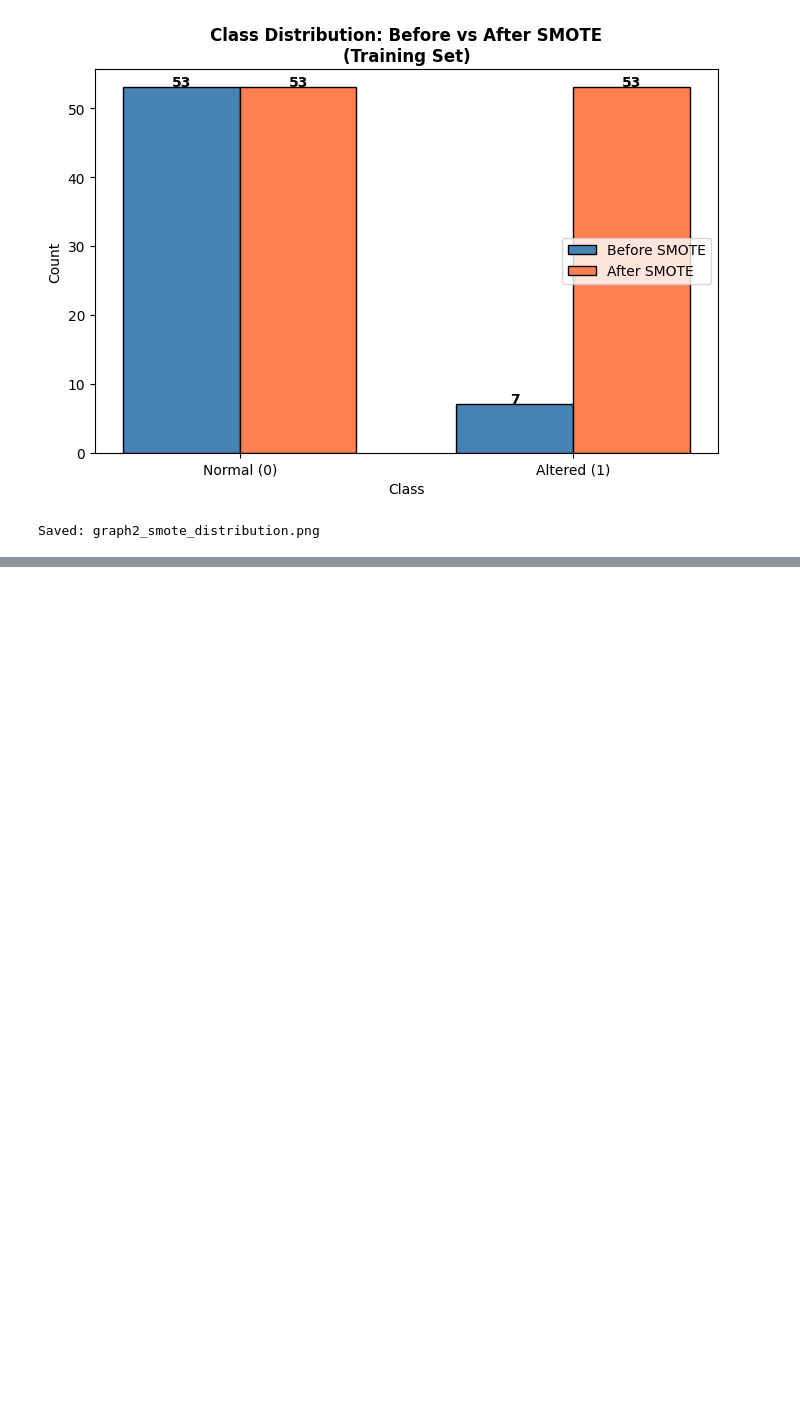
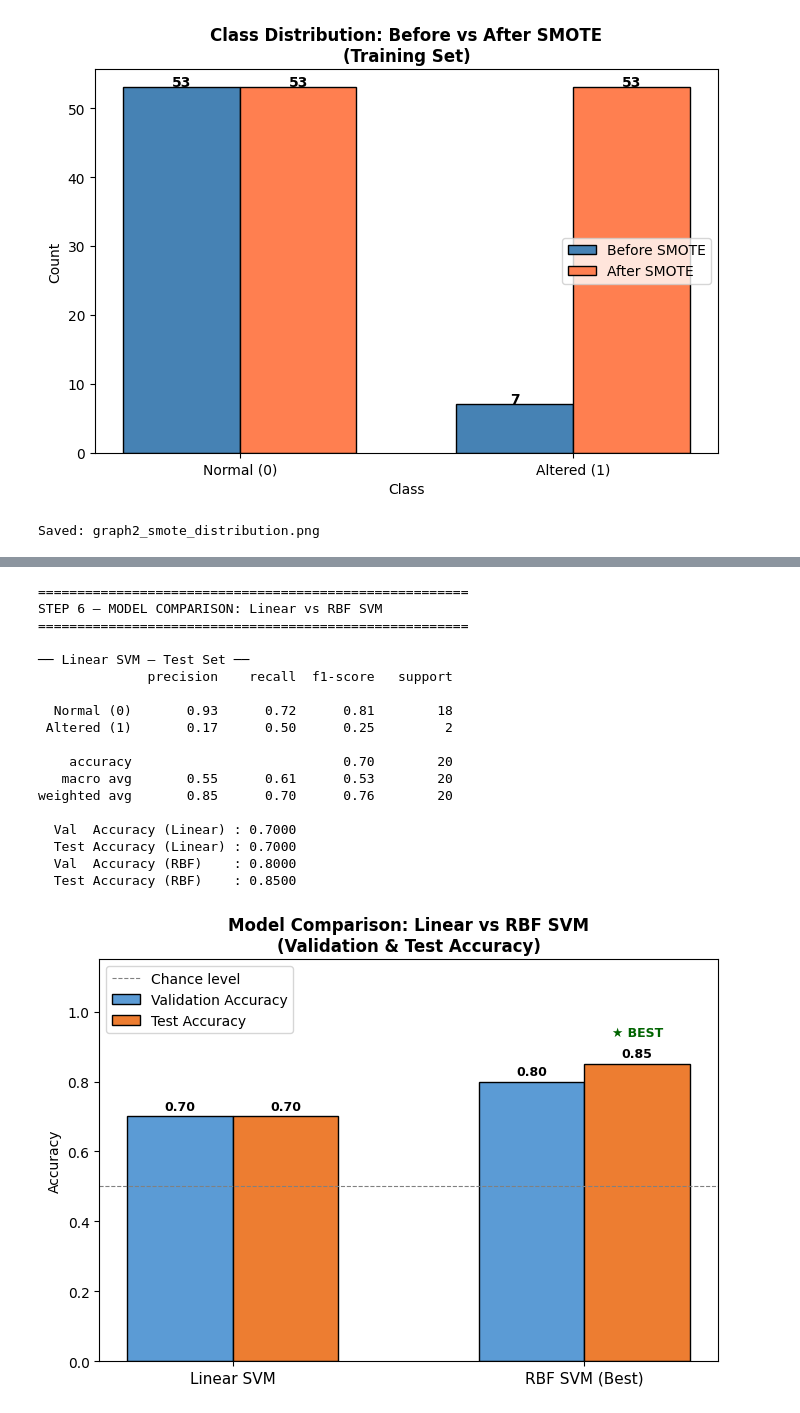
Before and after one commit to Jayesh-980/AI-Project, a Jupyter notebook: project.ipynb, the cells around one changed output, grey strips where cells are left out. Cells and saved outputs as stored; diff of their text form; code cells hidden in the pictures; blank space fills up the shorter version.

```diff
--- a/project.ipynb
+++ b/project.ipynb
@@ -299,0 +396,80 @@ Saved: graph2_smote_distribution.png
+# %%
+print("\n" + "=" * 55)
+print("STEP 6 — MODEL COMPARISON: Linear vs RBF SVM")
+print("=" * 55)
+
+svm_linear = SVC(kernel='linear', probability=True, random_state=42, C=1.0)
+svm_linear.fit(X_train_smote, y_train_smote)
+
+# Validation performance for linear
+y_pred_linear_val = svm_linear.predict(X_val_pca)
+linear_val_acc    = svm_linear.score(X_val_pca, y_val)
+
+# Test performance for linear
+y_pred_linear     = svm_linear.predict(X_test_pca)
+linear_accuracy   = svm_linear.score(X_test_pca, y_test)
+
+print(f"\n── Linear SVM — Test Set ──")
+print(classification_report(y_test, y_pred_linear,
+                             target_names=['Normal (0)', 'Altered (1)']))
+print(f"  Val  Accuracy (Linear) : {linear_val_acc:.4f}")
+print(f"  Test Accuracy (Linear) : {linear_accuracy:.4f}")
+print(f"  Val  Accuracy (RBF)    : {val_accuracy:.4f}")
+print(f"  Test Accuracy (RBF)    : {rbf_accuracy:.4f}")
+
+# ── Unique Graph B : Grouped bar — Val & Test accuracy for both models ──
+x        = np.arange(2)       # two model positions
+width    = 0.30
+val_accs  = [linear_val_acc,  val_accuracy]
+test_accs = [linear_accuracy, rbf_accuracy]
+labels    = ['Linear SVM', 'RBF SVM (Best)']
+
+fig, ax = plt.subplots(figsize=(7, 5))
+bars_val  = ax.bar(x - width/2, val_accs,  width, label='Validation Accuracy',
+                   color='#5b9bd5', edgecolor='black')
+bars_test = ax.bar(x + width/2, test_accs, width, label='Test Accuracy',
+                   color='#ed7d31', edgecolor='black')
+
+ax.set_title('Model Comparison: Linear vs RBF SVM\n(Validation & Test Accuracy)',
+             fontsize=12, fontweight='bold')
+ax.set_ylabel('Accuracy')
+ax.set_ylim([0, 1.15])
+ax.set_xticks(x)
+ax.set_xticklabels(labels, fontsize=11)
+ax.axhline(y=0.5, color='grey', linestyle='--', linewidth=0.8, label='Chance level')
+ax.legend()
+
+for bar in bars_val + bars_test:
+    ax.text(bar.get_x() + bar.get_width()/2,
+            bar.get_height() + 0.02,
+            f"{bar.get_height():.2f}", ha='center', fontsize=9, fontweight='bold')
+
+# Mark the best test model
+best_test_idx = test_accs.index(max(test_accs))
+ax.text(x[best_test_idx] + width/2, max(test_accs) + 0.08,
+        "★ BEST", ha='center', fontsize=9, color='darkgreen', fontweight='bold')
+
+plt.tight_layout()
+plt.savefig('graph4_linear_vs_rbf_accuracy.png', dpi=150)
+plt.show()
+print("Saved: graph4_linear_vs_rbf_accuracy.png")
+# %% [output]
+=======================================================
+STEP 6 — MODEL COMPARISON: Linear vs RBF SVM
+=======================================================
+
+── Linear SVM — Test Set ──
+              precision    recall  f1-score   support
+
+  Normal (0)       0.93      0.72      0.81        18
+ Altered (1)       0.17      0.50      0.25         2
+
+    accuracy                           0.70        20
+   macro avg       0.55      0.61      0.53        20
+weighted avg       0.85      0.70      0.76        20
+
+  Val  Accuracy (Linear) : 0.7000
+  Test Accuracy (Linear) : 0.7000
+  Val  Accuracy (RBF)    : 0.8000
+  Test Accuracy (RBF)    : 0.8500
+[figure, added]
```
Also changed, not shown: parts of 5 cells of this notebook, 4 other files.
